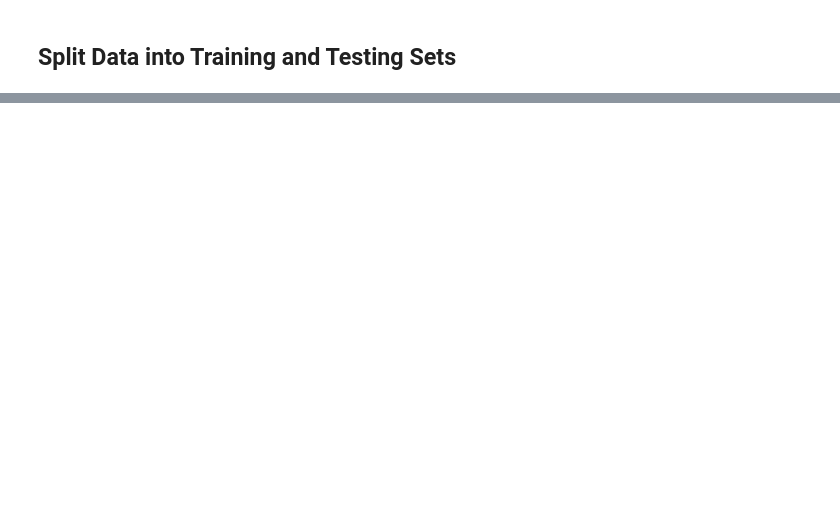
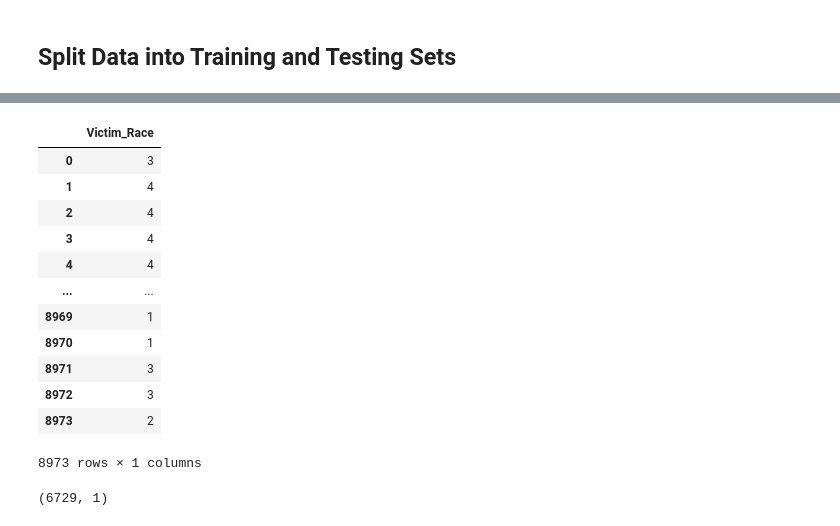
Before and after one commit to TamaraGR/Police_Violence_Analysis, a Jupyter notebook: Police_Violence.ipynb, the cells around one changed output, grey strips where cells are left out. Drawn from its saved outputs; the diff is of its cells as text; code cells hidden in the pictures; blank space fills up the shorter version.

```diff
--- a/Police_Violence.ipynb
+++ b/Police_Violence.ipynb
@@ -249,0 +360,9 @@ killings_encoded.head()
+# %%
+killings_df['Victim_Race'] = killings_df['Victim_Race'].replace("White",1)
+killings_df['Victim_Race'] = killings_df['Victim_Race'].replace("Black",2)
+killings_df['Victim_Race'] = killings_df['Victim_Race'].replace("Hispanic",3)
+killings_df['Victim_Race'] = killings_df['Victim_Race'].replace("Unknown Race",4)
+killings_df['Victim_Race'] = killings_df['Victim_Race'].replace("Asian",5)
+killings_df['Victim_Race'] = killings_df['Victim_Race'].replace("Native American",6)
+killings_df['Victim_Race'] = killings_df['Victim_Race'].replace("Pacific Islander",7)
+killings_df['Victim_Race']
@@ -251,9 +383,9 @@ killings_encoded.head()
 ## Split Data into Training and Testing Sets
 # %%
 # Create features
-X = pd.get_dummies(killings_df.drop(columns = ['race']))
+X = pd.get_dummies(killings_df.drop(columns = ['Victim_Race']))
 
 # Create target
-y = pd.DataFrame(killings_df['race'])
+y = pd.DataFrame(killings_df['Victim_Race'])
 # %%
 X.describe()
@@ -263,8 +415,26 @@ y['race'].value_counts()
+# %%
+y
+# %% [output]
+|  | Victim_Race |
+| 0 | 3 |
+| 1 | 4 |
+| 2 | 4 |
+| 3 | 4 |
+| 4 | 4 |
+| ... | ... |
+| 8969 | 1 |
+| 8970 | 1 |
+| 8971 | 3 |
+| 8972 | 3 |
+| 8973 | 2 |
+8973 rows × 1 columns
 # %%
 # Train, test, and split model
 X_train, X_test, y_train, y_test = train_test_split(X,
                                                     y,
-                                                    random_state = 78,
-                                                    stratify = y)
+                                                    random_state = 78
+                                                     )
 
 y_train.shape
+# %% [output]
+(6729, 1)
```
Also changed, not shown: parts of 31 cells of this notebook, 1 other file.
